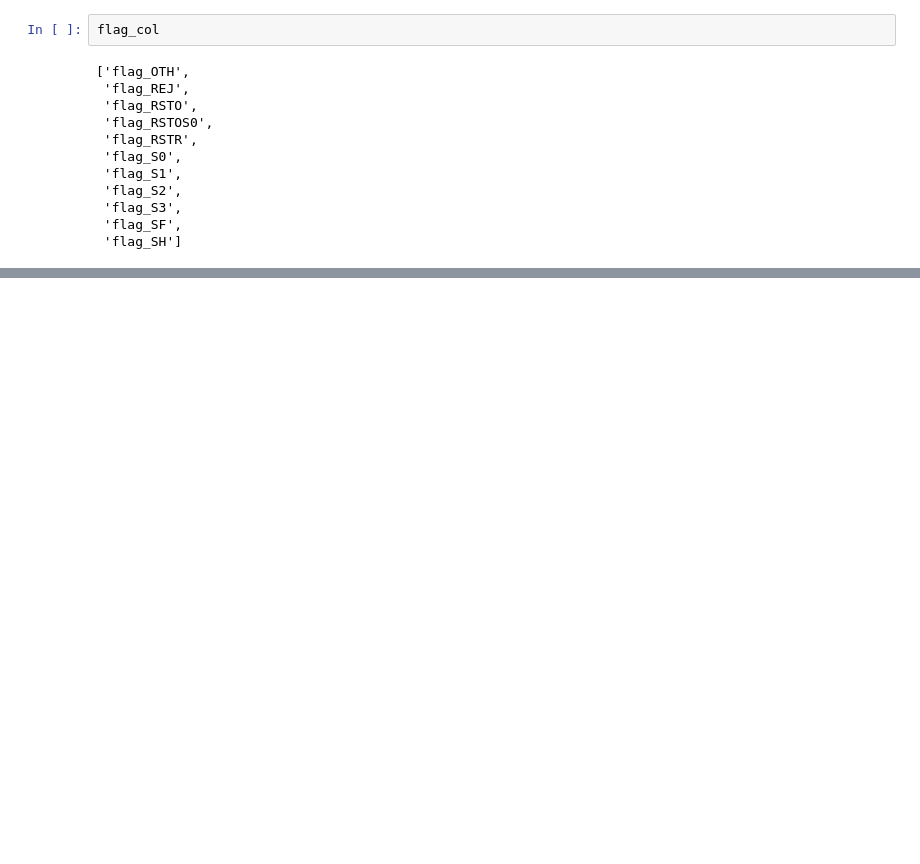
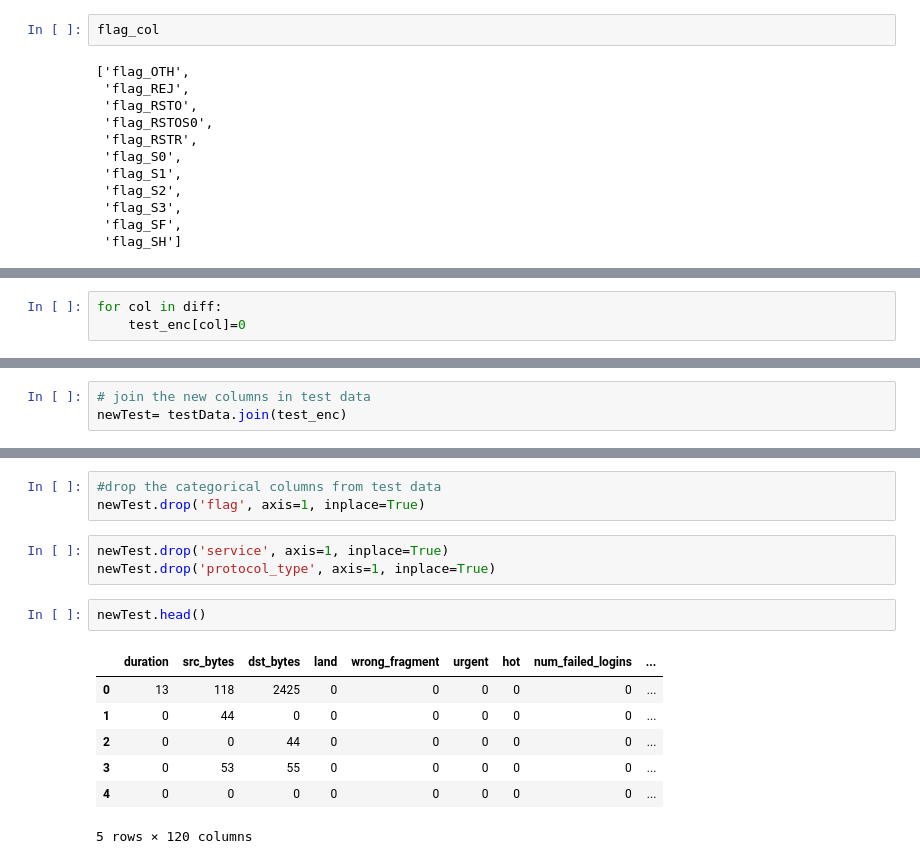
Before and after one commit to garima0106/SNAC_APT_DatasetEval, a Jupyter notebook: NSL-KDD_Data_Preprocessing.ipynb, the cells around one changed output, grey strips where cells are left out. Drawn from its saved outputs; the diff is of its cells as text; blank space fills up the shorter version.

```diff
--- a/NSL-KDD_Data_Preprocessing.ipynb
+++ b/NSL-KDD_Data_Preprocessing.ipynb
@@ -280,0 +371,3 @@ flag_col
+# %%
+for col in diff:
+    test_enc[col]=0
@@ -280,0 +447,3 @@ flag_col
+# %%
+# join the new columns in test data
+newTest= testData.join(test_enc)
@@ -280,0 +460,16 @@ flag_col
+# %%
+#drop the categorical columns from test data
+newTest.drop('flag', axis=1, inplace=True)
+# %%
+newTest.drop('service', axis=1, inplace=True)
+newTest.drop('protocol_type', axis=1, inplace=True)
+# %%
+newTest.head()
+# %% [output]
+|  | duration | src_bytes | dst_bytes | land | wrong_fragment | urgent | hot | num_failed_logins | ... |
+| 0 | 13 | 118 | 2425 | 0 | 0 | 0 | 0 | 0 | ... |
+| 1 | 0 | 44 | 0 | 0 | 0 | 0 | 0 | 0 | ... |
+| 2 | 0 | 0 | 44 | 0 | 0 | 0 | 0 | 0 | ... |
+| 3 | 0 | 53 | 55 | 0 | 0 | 0 | 0 | 0 | ... |
+| 4 | 0 | 0 | 0 | 0 | 0 | 0 | 0 | 0 | ... |
+5 rows × 120 columns
```
Also changed, not shown: parts of 72 cells of this notebook.
